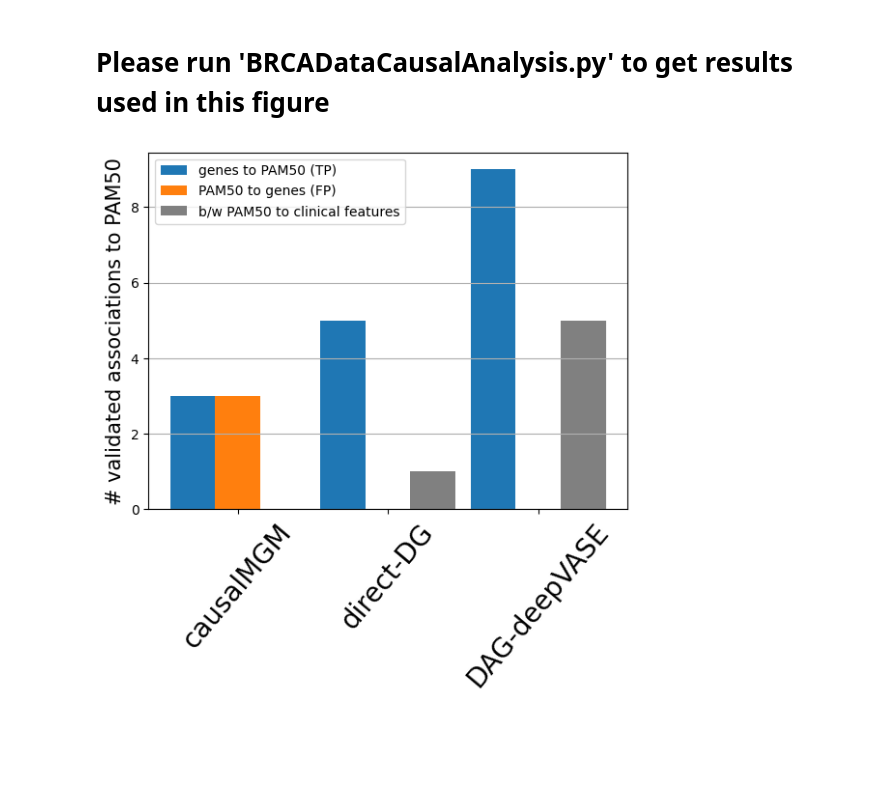
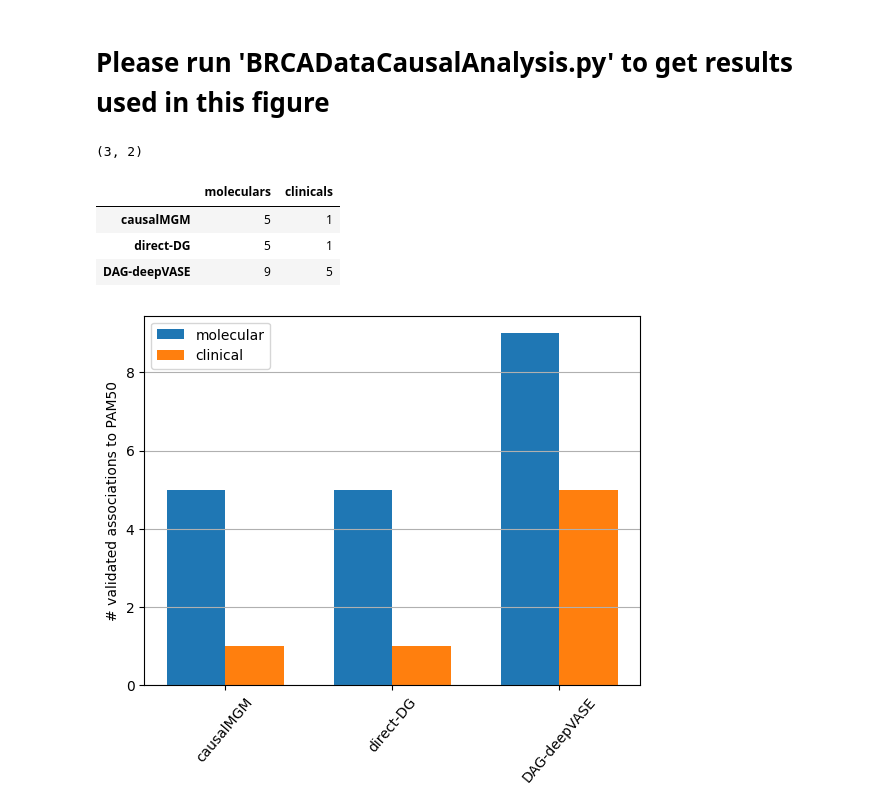
Before and after one commit to ZhenjiangFan/DAG-deepVASE, a Jupyter notebook: Figures/Fig5.A.ipynb, the cells around one changed output. Drawn from its saved outputs; the diff is of its cells as text; code cells hidden in the pictures; blank space fills up the shorter version.

```diff
--- a/Figures/Fig5.A.ipynb
+++ b/Figures/Fig5.A.ipynb
@@ -1,31 +1,40 @@
-# %% [markdown]
-# Please run 'BRCADataCausalAnalysis.py' to get results used in this figure
+# %% [markdown]
+# Please run 'BRCADataCausalAnalysis.py' to get results used in this figure
+# %%
+import matplotlib
+import matplotlib.pyplot as plt
+import numpy as np
+import pandas as pd
+
+validAssociations = pd.read_csv('Number of validated associations to PAM50 - molecular-clinical.csv',index_col=0).T;
+print(validAssociations.shape);
+validAssociations
+# %% [output]
+(3, 2)
+|  | moleculars | clinicals |
+| causalMGM | 5 | 1 |
+| direct-DG | 5 | 1 |
+| DAG-deepVASE | 9 | 5 |
 # %%
-import matplotlib
-import matplotlib.pyplot as plt
-import numpy as np
-
-
-moleculars = (3, 5, 9)
-clinicals = (3, 0, 0)
-overlaps = (0, 1, 5)
+moleculars = validAssociations['moleculars']
+clinicals = validAssociations['clinicals']
+labels = validAssociations.index;
 
 ind = np.arange(len(moleculars))
-width = 0.3
+width = 0.35
 
 fig, ax = plt.subplots()
-rects1 = ax.bar(ind - width, moleculars, width,label='genes to PAM50 (TP)')
-rects2 = ax.bar(ind, clinicals, width, label='PAM50 to genes (FP)')
-rects3 = ax.bar(ind + width, overlaps, width, label='b/w PAM50 to clinical features',color='gray')
+rects1 = ax.bar(ind - width/2, moleculars, width,label='molecular')
+rects2 = ax.bar(ind + width/2, clinicals, width, label='clinical')
 
 ax.yaxis.grid(True)
-ax.set_ylabel('# validated associations to PAM50', fontsize=15)
+ax.set_ylabel('# validated associations to PAM50')
 ax.set_xticks([0, 1, 2])
-ax.set_xticklabels(('causalMGM','direct-DG','DAG-deepVASE')
-                   , rotation=50, fontsize=20)
+ax.set_xticklabels(labels, rotation=50, fontsize=10)
 ax.legend()
 
+# plt.savefig("Number of validated associations to PAM50 - molecular-clinical.svg")
 
 plt.show()
 # %% [output]
-[figure, old version]
+[figure, new version]
```
Also changed, not shown: 4 other files.
